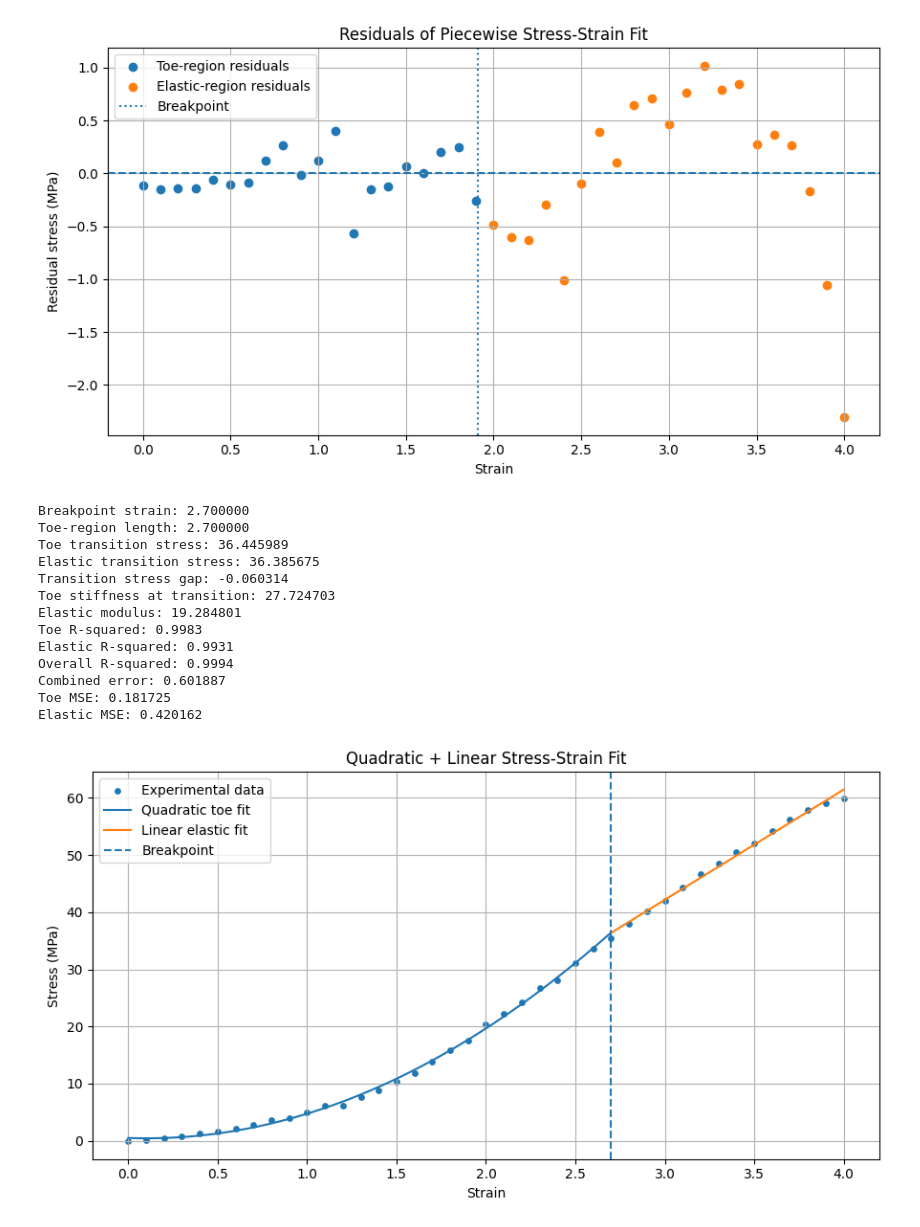
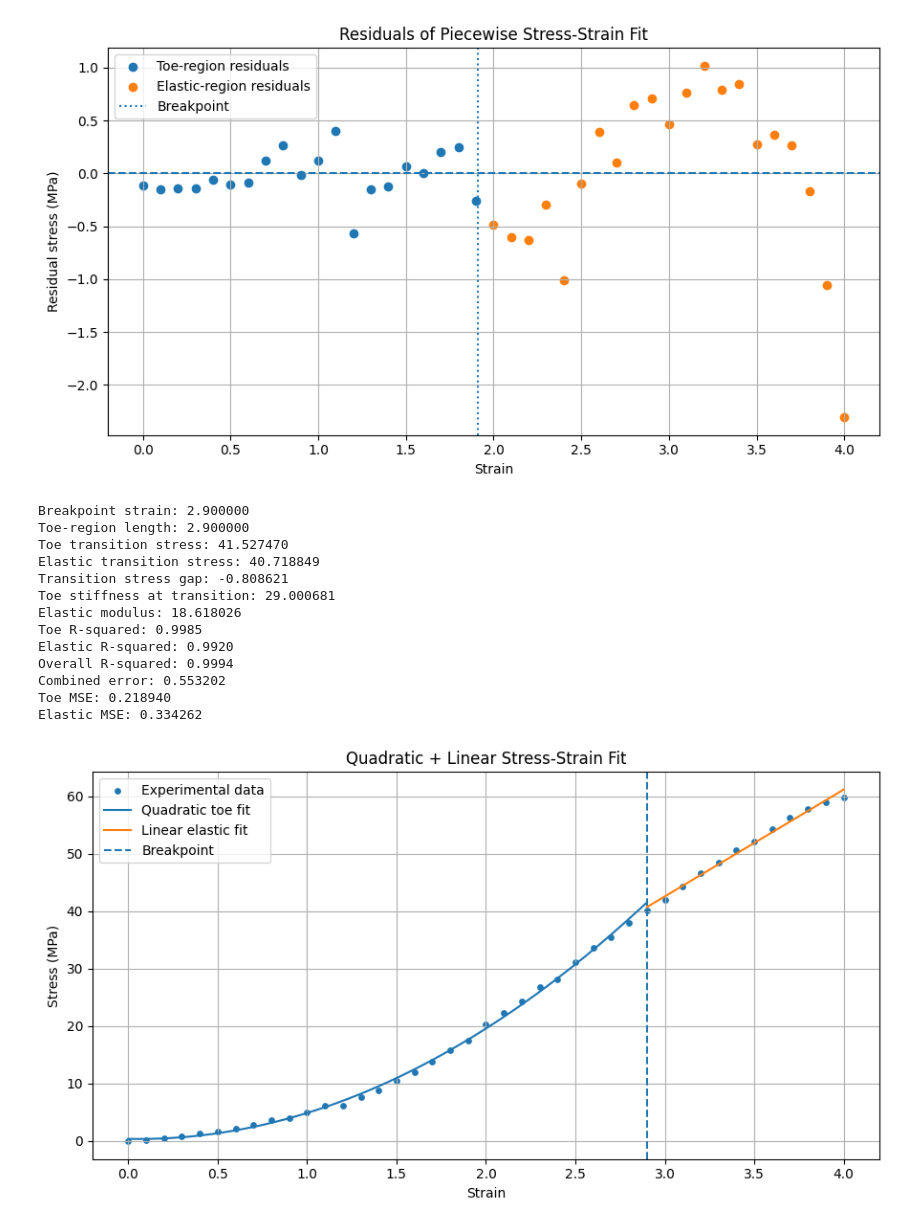
Before and after one commit to ifplutoknew/Python, a Jupyter notebook: Hair research data/Dry straight_2mm.ipynb, the cells around one changed output. Cells and saved outputs as stored; diff of their text form; code cells hidden in the pictures.

```diff
--- a/Hair research data/Dry straight_2mm.ipynb
+++ b/Hair research data/Dry straight_2mm.ipynb
@@ -110,7 +110,7 @@ def exponential(x, A, B):
 # ==========================================
 
 MIN_POINTS_TOE = 18
-MIN_POINTS_ELASTIC = 16
+MIN_POINTS_ELASTIC = 8
 
 # 4. Define possible breakpoints
 # ==========================================
@@ -600,7 +600,8 @@ def quadratic(x, a, b, c):
 def linear(x, E, d):
     return E * x + d
 
-min_points = 14  #toe region
+min_points_toe = 14  #toe region
+min_points_elastic = 8
 results = []
 
 # Sort data by strain
@@ -610,7 +611,7 @@ stress = np.asarray(stress, dtype=float)[order]
 
 
 # Search candidate breakpoints
-for i in range(min_points, len(strain) - min_points + 1):
+for i in range(min_points_toe, len(strain) - min_points_elastic + 1):
 
     breakpoint = strain[i]
 
@@ -699,46 +700,46 @@ print(f"Overall R-squared: {overall_r2:.4f}")
 print(f"Combined error: {best_result['total_mse']:.6f}")
 
 toe_mse = float(best_result["toe_mse"])
 elastic_mse = float(best_result["elastic_mse"])
 
 print(f"Toe MSE: {toe_mse:.6f}")
 print(f"Elastic MSE: {elastic_mse:.6f}")
 
 # Plot fitted curve
 plt.figure(figsize=(9, 5))
 plt.scatter(strain, stress, s=15, label="Experimental data")
 
 x_toe = np.linspace(toe_x.min(), breakpoint, 150)
 x_elastic = np.linspace(breakpoint, elastic_x.max(), 150)
 
 plt.plot(x_toe, quadratic(x_toe, a, b, c),
          label="Quadratic toe fit")
 plt.plot(x_elastic, linear(x_elastic, E, d),
          label="Linear elastic fit")
 plt.axvline(breakpoint, linestyle="--", label="Breakpoint")
 
 plt.xlabel("Strain")
 plt.ylabel("Stress (MPa)")
 plt.title("Quadratic + Linear Stress-Strain Fit")
 plt.legend()
 plt.grid(True)
 plt.tight_layout()
 plt.show()
 # %% [output]
-Breakpoint strain: 2.700000
-Toe-region length: 2.700000
-Toe transition stress: 36.445989
-Elastic transition stress: 36.385675
-Transition stress gap: -0.060314
-Toe stiffness at transition: 27.724703
-Elastic modulus: 19.284801
-Toe R-squared: 0.9983
-Elastic R-squared: 0.9931
+Breakpoint strain: 2.900000
+Toe-region length: 2.900000
+Toe transition stress: 41.527470
+Elastic transition stress: 40.718849
+Transition stress gap: -0.808621
+Toe stiffness at transition: 29.000681
+Elastic modulus: 18.618026
+Toe R-squared: 0.9985
+Elastic R-squared: 0.9920
 Overall R-squared: 0.9994
-Combined error: 0.601887
-Toe MSE: 0.181725
-Elastic MSE: 0.420162
+Combined error: 0.553202
+Toe MSE: 0.218940
+Elastic MSE: 0.334262
-[figure, old version]
+[figure, new version]
 # %%
 # Residual plot: Quadratic + Linear Fit
 # ------------------------------------------
```
Also changed, not shown: parts of 2 cells of this notebook, 6 other files.
